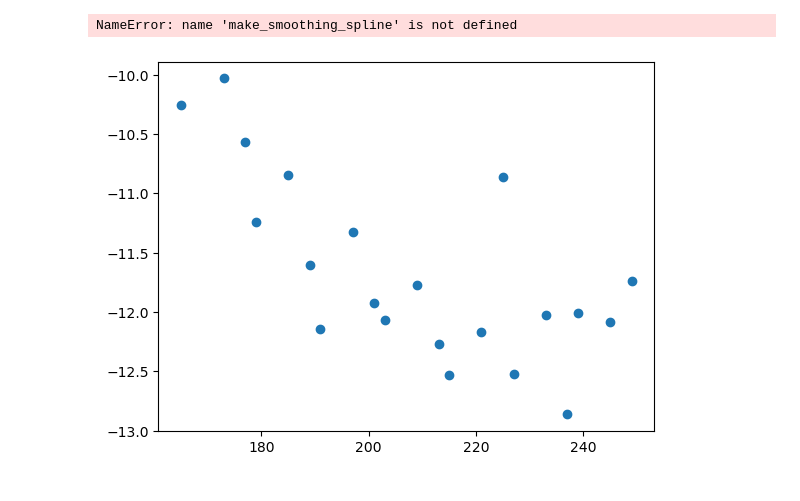
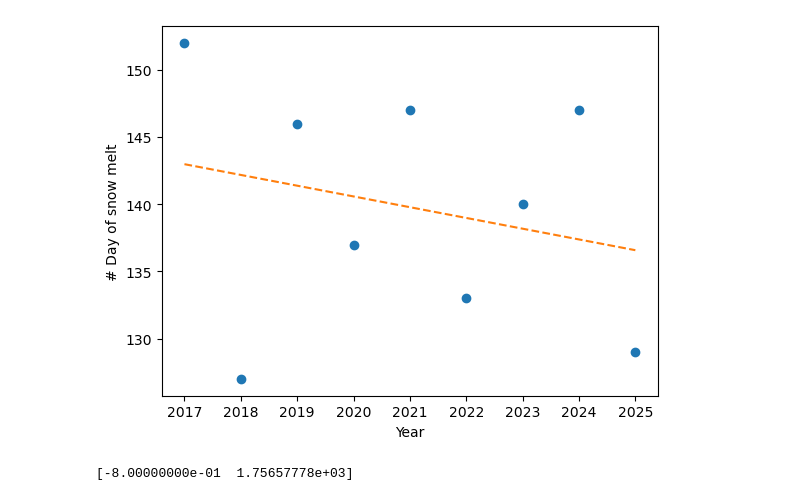
Before and after one commit to He4thcl1ff/remote-sensing, a Jupyter notebook: snow_cover_analysis.ipynb, the cells around one changed output. Saved outputs shown, nothing was run; the diff lists cells and outputs as text; code cells hidden in the pictures.

```diff
--- a/snow_cover_analysis.ipynb
+++ b/snow_cover_analysis.ipynb
@@ -66,17 +68,26 @@ plt.show()
 # %%
-start, stop = 160, 250
-x_filtered, y_filtered = {}, {}
+#Trust me
+start, stop = 120, 160
+xmin = {}
 for pol in pols:
-    filter = {i: np.array(x[pol][i] > start) & np.array(x[pol][i] < stop) for i in x[pol]}
-    x_filtered[pol] = {i: x[pol][i][filter[i]] for i in filter}
-    y_filtered[pol] = {i: y[pol][i][filter[i]] for i in filter}
+    filter = {i: np.array(x[pol][i] > start) & np.array(x[pol][i] < stop) for i in yrs[pol]}
+    x_filtered = {i: x[pol][i][filter[i]] for i in yrs[pol]}
+    y_filtered = {i: y[pol][i][filter[i]] for i in yrs[pol]}
+    id_drop = {i: np.argmin(np.diff(y_filtered[i])) for i in yrs[pol]}
+    xmin[pol] = {i: np.mean(x_filtered[i][id_drop[i]:id_drop[i] + 2]) for i in yrs[pol]}
+
+yrs_new = yrs[pols[np.argmax([len(yrs[pol]) for pol in pols])]]
+xmin_new = np.ravel([np.min(np.vstack([xmin[pol][i] if i in xmin[pol] else 200 for pol in pols]), axis=0) for i in yrs_new])
+
+p = np.polyfit(yrs_new, xmin_new, 1)
+y_new = p[0] * yrs_new + p[1]
+plt.scatter(yrs_new, xmin_new)
+plt.plot(yrs_new, y_new, "--", color="tab:orange")
+plt.xlabel("Year")
+plt.ylabel("# Day of snow melt")
+plt.savefig("drop_analysis.pdf")
+plt.show()
+print(p)
+# %% [output]
+[figure, added]
+[-8.00000000e-01  1.75657778e+03]
-# %%
-t_x, t_y = x_filtered["VV"]["2025"], y_filtered["VV"]["2025"]
-x_new = np.linspace(t_x[0], t_x[-1], 101)
-plt.scatter(t_x, t_y)
-plt.plot(x_new, make_smoothing_spline(t_x, t_y, lam=300)(x_new))
-
-plt.show()
-# %% [output]
-NameError: name 'make_smoothing_spline' is not defined
-[figure, removed]
```
Also changed, not shown: parts of 2 cells of this notebook.
